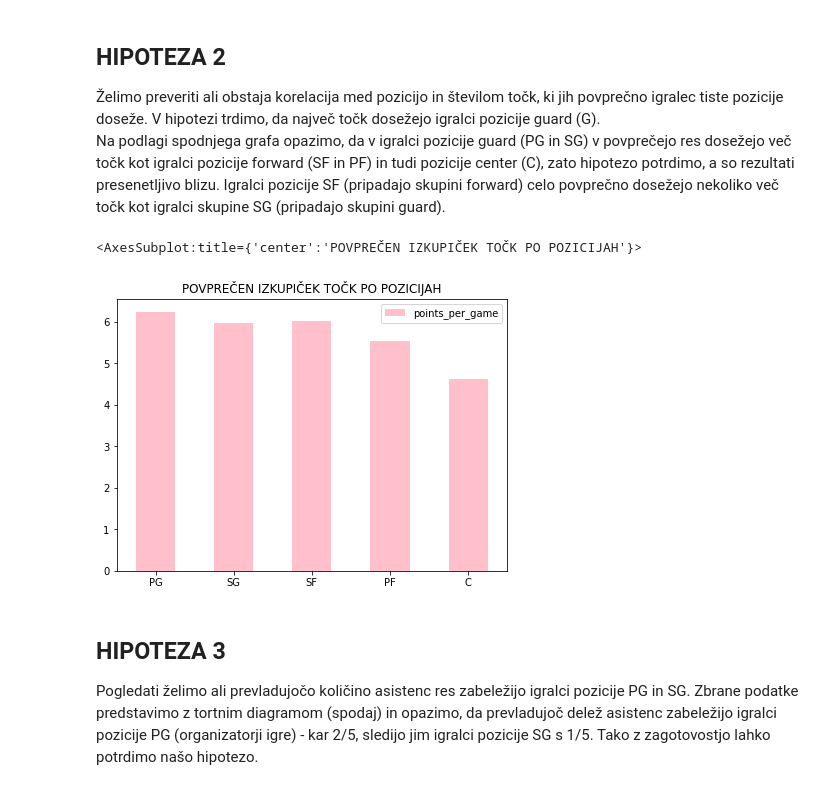
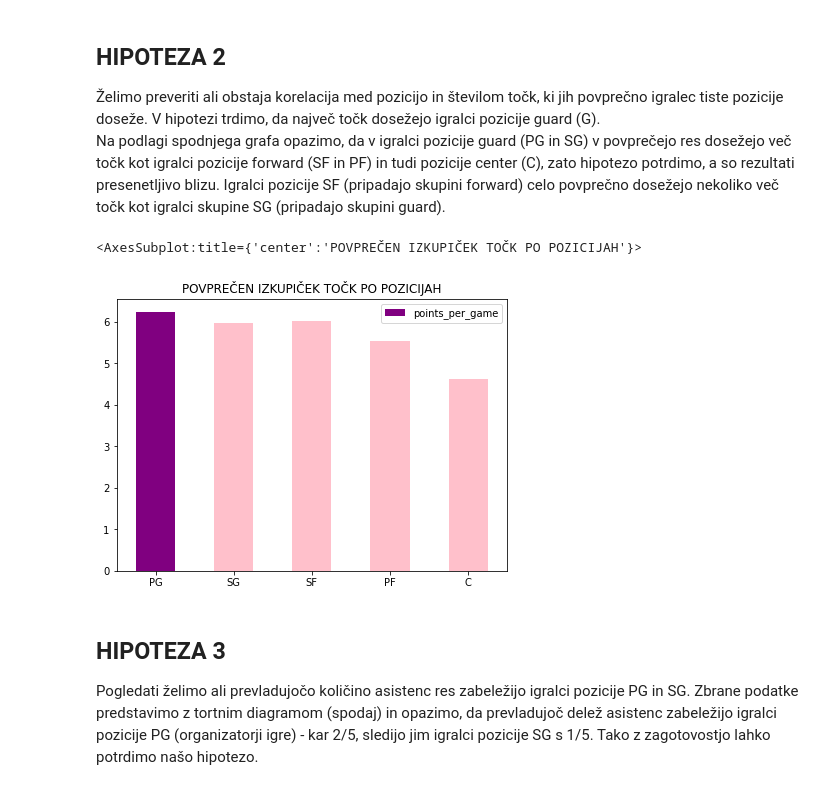
Before and after one commit to matej23/obdelava-podatkov, a Jupyter notebook: analiza.ipynb, the cells around one changed output. Cells and saved outputs as stored; diff of their text form; code cells hidden in the pictures.

```diff
--- a/analiza.ipynb
+++ b/analiza.ipynb
@@ -229,16 +235,21 @@ table_position
 Želimo preveriti ali obstaja korelacija med pozicijo in številom točk, ki jih povprečno igralec tiste pozicije doseže. V hipotezi trdimo, da največ točk dosežejo igralci pozicije guard (G).<br>
 Na podlagi spodnjega grafa opazimo, da v igralci pozicije guard (PG  in SG) v povprečejo res dosežejo več točk kot igralci pozicije forward (SF in PF) in tudi pozicije center (C), zato hipotezo potrdimo, a so rezultati presenetljivo blizu. Igralci pozicije SF (pripadajo skupini forward) celo povprečno dosežejo nekoliko več točk kot igralci skupine SG (pripadajo skupini guard).
 # %%
+color = [
+    "purple" if graph == max(table_position['points_per_game'])
+    else "pink"
+    for graph in table_position['points_per_game']
+    ]
 table_position.plot.bar(
     y='points_per_game',
     rot=0,
-    color = 'pink',
+    color = color,
     figsize = (7,5),
     title = "POVPREČEN IZKUPIČEK TOČK PO POZICIJAH"
 )
 # %% [output]
 <AxesSubplot:title={'center':'POVPREČEN IZKUPIČEK TOČK PO POZICIJAH'}>
-[figure, old version]
+[figure, new version]
 # %% [markdown]
 ## HIPOTEZA 3
 Pogledati želimo ali prevladujočo količino asistenc res zabeležijo igralci pozicije PG in SG. Zbrane podatke predstavimo z tortnim diagramom (spodaj) in opazimo, da prevladujoč delež asistenc zabeležijo igralci pozicije PG (organizatorji igre) - kar 2/5, sledijo jim igralci pozicije SG s 1/5. Tako z zagotovostjo lahko potrdimo našo hipotezo.
```
Also changed, not shown: parts of 6 cells of this notebook.
